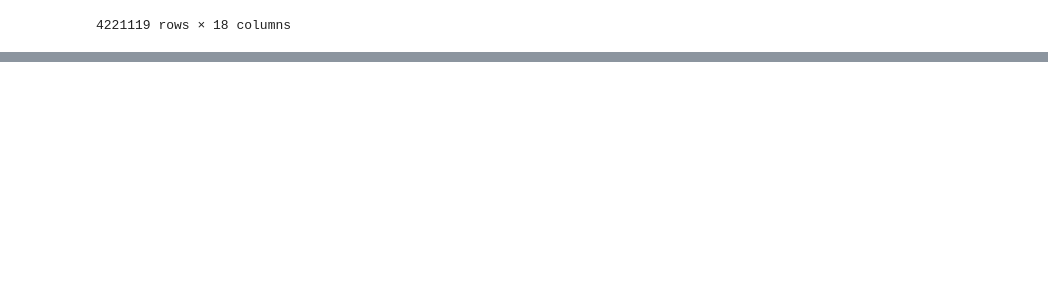
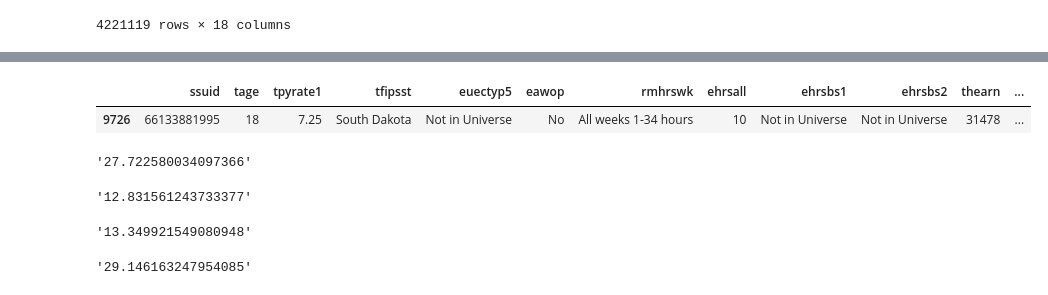
Before and after one commit to yijiawen1203/The-minimum-wage-and-the-Great-Recession, a Jupyter notebook: precessing the sipp data.ipynb, the cells around one changed output, grey strips where cells are left out. Drawn from its saved outputs; the diff is of its cells as text; code cells hidden in the pictures; blank space fills up the shorter version.

```diff
--- a/precessing the sipp data.ipynb
+++ b/precessing the sipp data.ipynb
@@ -297,0 +346,33 @@ combine
+# %%
+state2=state[['State','bounded']]
+state_bounded=state2[state2['bounded']==1]
+state_bounded_list=state_bounded['State'].tolist()
+# %%
+#filter  bounded
+wave1_filterwage75_bounded=wave1_filterwage75[wave1_filterwage75['tfipsst'].isin(state_bounded_list)]
+wave1_filterwage849_bounded=wave1_filterwage849[wave1_filterwage849['tfipsst'].isin(state_bounded_list)]
+wave1_filterwage999_bounded=wave1_filterwage999[wave1_filterwage999['tfipsst'].isin(state_bounded_list)]
+# %%
+#fiter not bounded data
+wave1_filterwage75_nobounded=wave1_filterwage75[~wave1_filterwage75['tfipsst'].isin(state_bounded_list)]
+wave1_filterwage849_nobounded=wave1_filterwage849[~wave1_filterwage849['tfipsst'].isin(state_bounded_list)]
+wave1_filterwage999_nobounded=wave1_filterwage999[~wave1_filterwage999['tfipsst'].isin(state_bounded_list)]
+# %%
+#save the data of six groups 5.15-7.25 group
+
+group_list=[wave1_filterwage75_nobounded,wave1_filterwage75_bounded,wave1_filterwage849_nobounded,
+           wave1_filterwage849_bounded,wave1_filterwage999_nobounded,wave1_filterwage999_bounded]
+
+targe_group725=[]
+target_name=['filterwage75_nobounded725','filterwage75_bounded725',
+            'filterwage849_nobounded725','filterwage849_bounded725',
+            'filterwage999_nobounded725','filterwage999_bounded725',]
+
+for i in range(len(group_list)):
+    groupi=group_list[i]
+    namei=target_name[i]
+    update725=groupi[(groupi['tpyrate1']>=5.15)&(groupi['tpyrate1']<=7.25)]
+#     update725.to_csv(str(i)+namei+".csv",index=0)
+    targe_group725.append(update725)
+
+#data is relocated at /Users/yoga/Documents/Projects/10Eco_applied eco_replicate mini wage/SIPP/useful data after processing
@@ -297,0 +381,24 @@ combine
+# %%
+targe_group725[1][1:2]
+# %% [output]
+|  | ssuid | tage | tpyrate1 | tfipsst | euectyp5 | eawop | rmhrswk | ehrsall | ehrsbs1 | ehrsbs2 | thearn | ... |
+| 9726 | 66133881995 | 18 | 7.25 | South Dakota | Not in Universe | No | All weeks 1-34 hours | 10 | Not in Universe | Not in Universe | 31478 | ... |
+# %%
+#bound
+str(targe_group725[0]['tage'].mean())
+# %% [output]
+'27.722580034097366'
+# %%
+str(targe_group725[0]['tage'].std())
+# %% [output]
+'12.831561243733377'
+# %%
+#not bound
+str(targe_group725[1]['tage'].std())
+# %% [output]
+'13.349921549080948'
+# %%
+#not bound
+str(targe_group725[1]['tage'].mean())
+# %% [output]
+'29.146163247954085'
```
Also changed, not shown: parts of 40 cells of this notebook.
